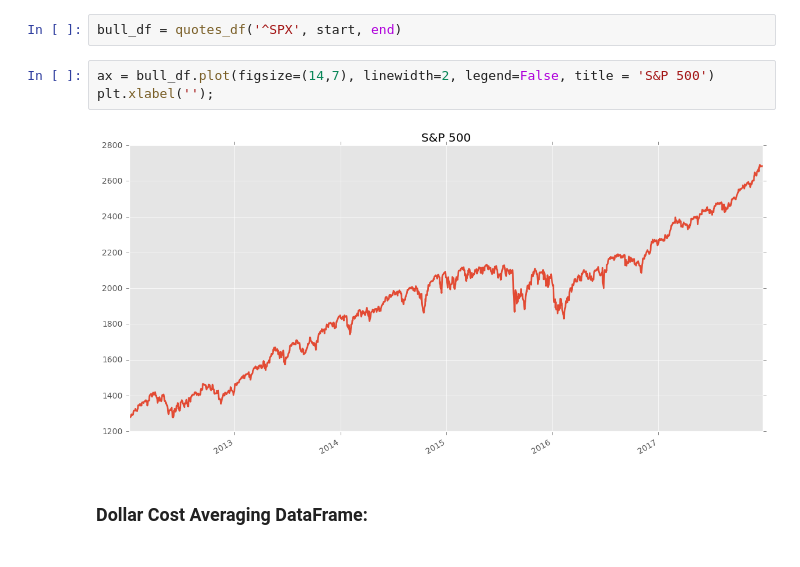
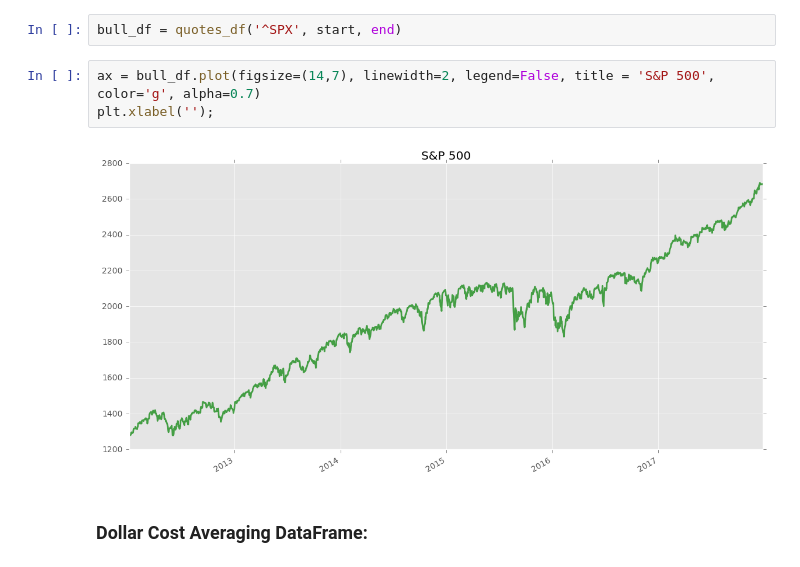
Before and after one commit to BuzuGit/Dollar-Cost-Averaging-vs-Value-Averaging-Analysis, a Jupyter notebook: Value Averaging Analysis.ipynb, the cells around one changed output. Drawn from its saved outputs; the diff is of its cells as text.

```diff
--- a/Value Averaging Analysis.ipynb
+++ b/Value Averaging Analysis.ipynb
@@ -69,10 +69,10 @@ def quotes_df(ticker, start, end):
 # %%
 bull_df = quotes_df('^SPX', start, end)
 # %%
-ax = bull_df.plot(figsize=(14,7), linewidth=2, legend=False, title = 'S&P 500')
+ax = bull_df.plot(figsize=(14,7), linewidth=2, legend=False, title = 'S&P 500', color='g', alpha=0.7)
 plt.xlabel('');
 # %% [output]
-[figure, old version]
+[figure, new version]
 # %% [markdown]
 ### Dollar Cost Averaging DataFrame:
 # %%
```
Also changed, not shown: parts of 1 cell of this notebook.
